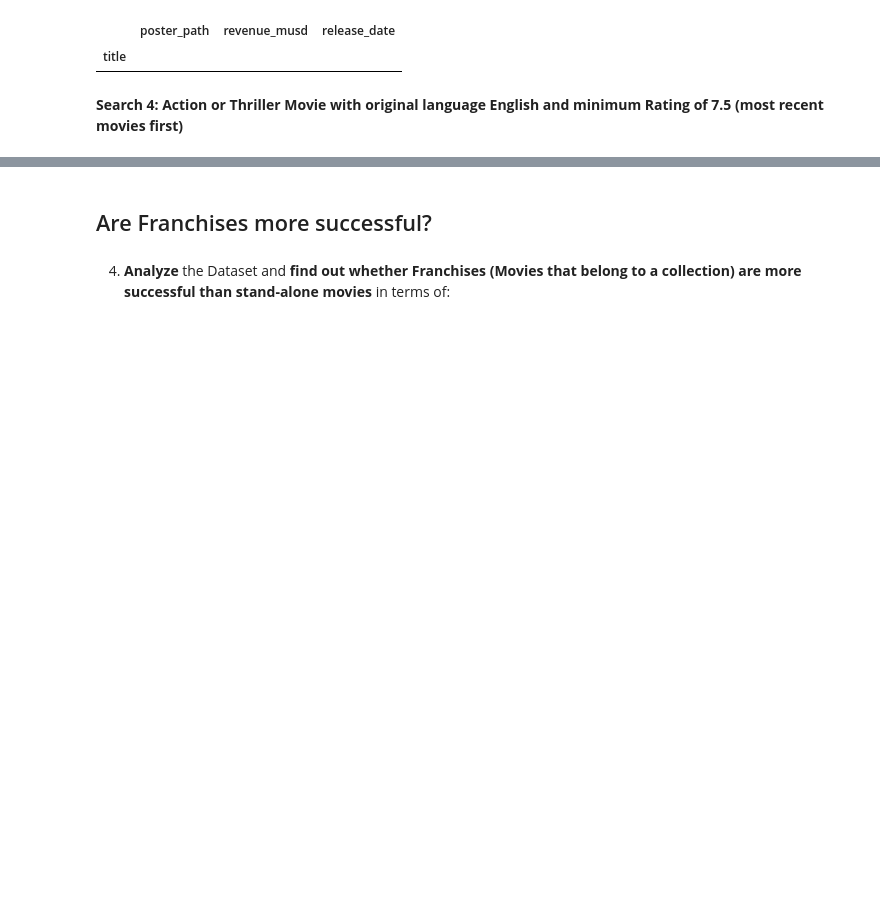
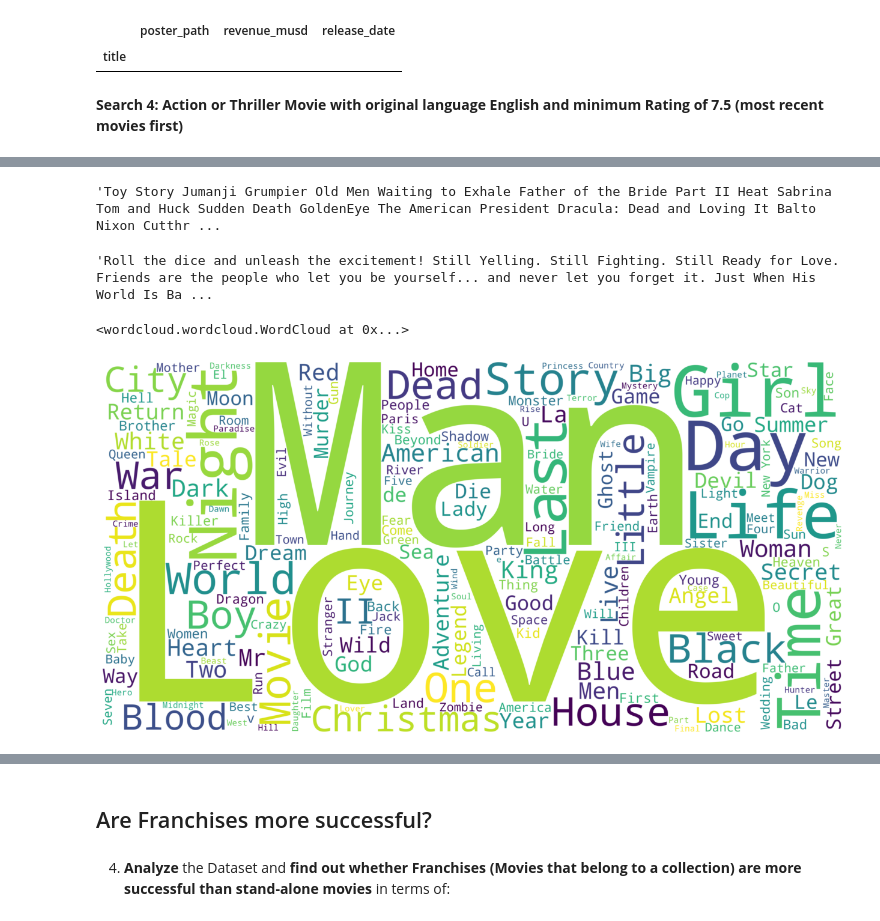
Before and after one commit to Jamal811/Data-Science, a Jupyter notebook: Data-Scince-Projectbase/1-Project 1 Explanatory Data Analysis & Data Presentation Movies Dataset/Project_01_Materials/Project_01_ProjectBrief_blank.ipynb, the cells around one changed output, grey strips where cells are left out. Cells and saved outputs as stored; diff of their text form; code cells hidden in the pictures; blank space fills up the shorter version.

Commit message:
wordcloud completed

```diff
--- a/Data-Scince-Projectbase/1-Project 1 Explanatory Data Analysis & Data Presentation Movies Dataset/Project_01_Materials/Project_01_ProjectBrief_blank.ipynb
+++ b/Data-Scince-Projectbase/1-Project 1 Explanatory Data Analysis & Data Presentation Movies Dataset/Project_01_Materials/Project_01_ProjectBrief_blank.ipynb
@@ -588,0 +633,4 @@ HTML(next_mov.to_html(escape = False))
+# %%
+title = df.title.dropna()
+overview = df.overview.dropna()
+tagline = df.tagline.dropna()
@@ -588,0 +652,25 @@ HTML(next_mov.to_html(escape = False))
+# %%
+' '.join(title)
+# %% [output]
+'Toy Story Jumanji Grumpier Old Men Waiting to Exhale Father of the Bride Part II Heat Sabrina Tom and Huck Sudden Death GoldenEye The American President Dracula: Dead and Loving It Balto Nixon Cutthr ...
+# %%
+title_corpus = ' '.join(title)
+overview_corpus = ' '.join(overview)
+tagline_corpus = ' '.join(tagline)
+# %%
+tagline_corpus
+# %% [output]
+'Roll the dice and unleash the excitement! Still Yelling. Still Fighting. Still Ready for Love. Friends are the people who let you be yourself... and never let you forget it. Just When His World Is Ba ...
+# %%
+title_wordcloud = WordCloud(background_color = "white", height = 2000, width = 4000, max_words = 200 ).generate(title_corpus)
+
+title_wordcloud
+# %% [output]
+<wordcloud.wordcloud.WordCloud at 0x...>
+# %%
+plt.figure(figsize = (16, 8))
+plt.imshow(title_wordcloud, interpolation = 'bilinear')
+plt.axis('off')
+plt.show()
+# %% [output]
+[figure, added]
```
Also changed, not shown: parts of 9 cells of this notebook.
